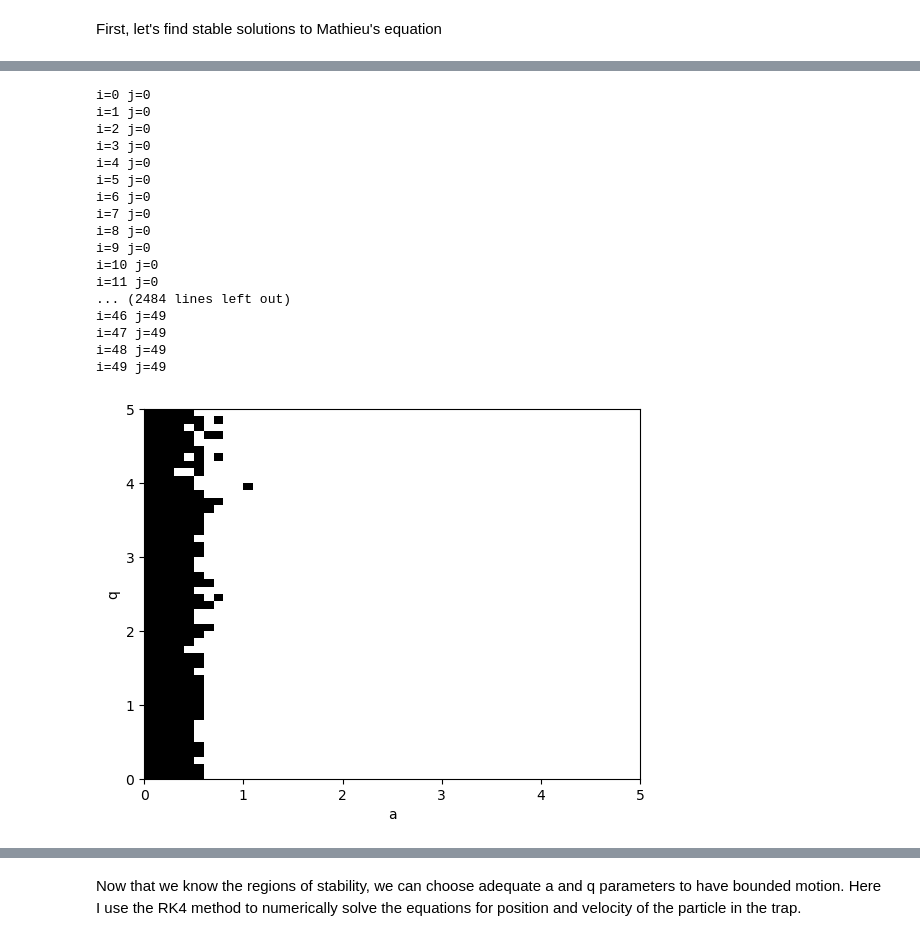
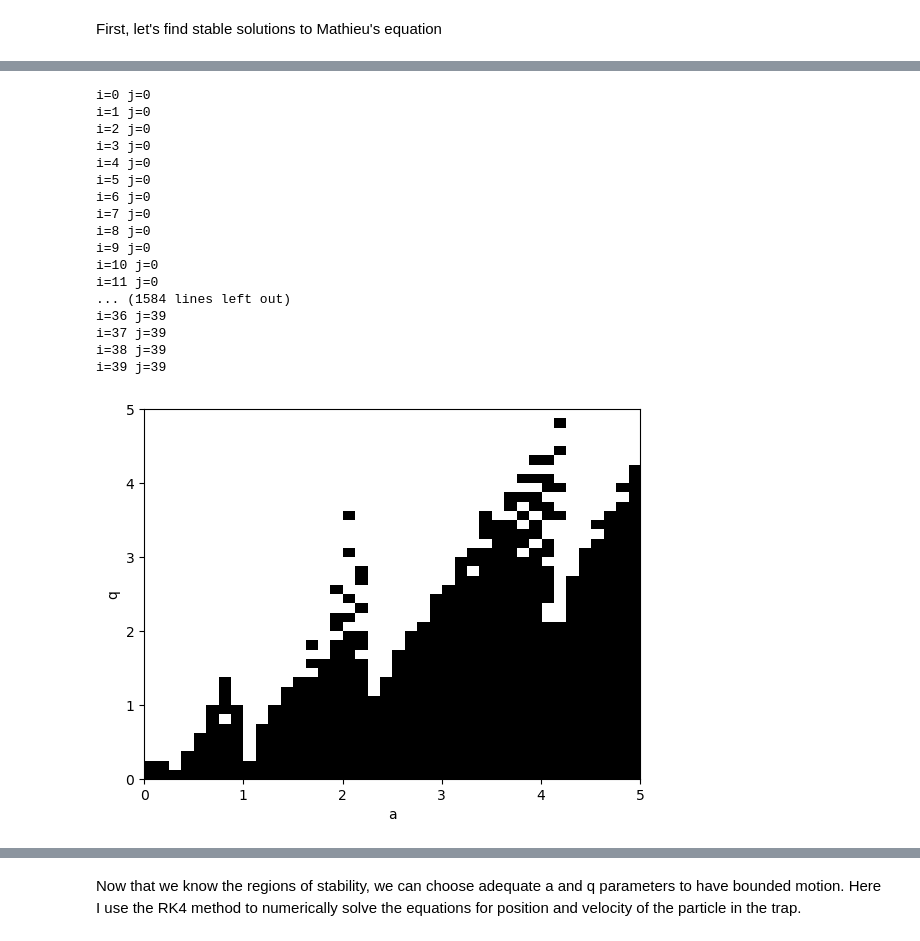
Before and after one commit to ryanamcgill/comp-phys-term-paper, a Jupyter notebook: Paper_Simulations_Figures.ipynb, the cells around one changed output, grey strips where cells are left out. Drawn from its saved outputs; the diff is of its cells as text; code cells hidden in the pictures.

Commit message:
Completed Mathieu stability diagrams and comparisons. Next: Clean figures

```diff
--- a/Paper_Simulations_Figures.ipynb
+++ b/Paper_Simulations_Figures.ipynb
@@ -51,63 +122,36 @@ ImportError: cannot import name 'mathieu_cm' from 'scipy.special' (C:\Users\rmcg
 # %%
-# Define the range of a and q values to plot
-a_min = 0
-a_max = 5
-q_min = 0
-q_max = 5
-num_points = 50
-a_values = np.linspace(a_min, a_max, num_points)
-q_values = np.linspace(q_min, q_max, num_points)
-
-def mathieu2(t,r,a,q):
-    y1, y2 = r
-    dy1dt = y2
-    dy2dt =  (a - 2 * q * np.cos(omega_rf * 2 * t)) * y1
-    return np.array([dy1dt,dy2dt])
+# Compute the stability for all values of a and q
+calc_stability = np.zeros((num_points,num_points), float)
 
 
-x = np.linspace(0,np.rad2deg(100*np.pi),num_points)
-
-# Define a function to check the stability of a given initial condition
-def is_stable(a, q, y1_0, y2_0,tau,N):
-    # r = mathieu_solver(a,q,y1_0,y2_0,tau,N)
-    sol = solve_ivp(lambda t, r: mathieu2(t,r,a,q),t_span=(0,tau), y0=np.array([y1_0,y2_0]))
-    return np.max(np.abs(sol.y)) < 1000
-
-# Compute the stability for all values of a and q
-y1_0 = 0.0 # Initial position
-y2_0 = 1.0 # Initial velocity
-
-stability = np.zeros((num_points,num_points), float)
-
-m = 0
 for j,q in enumerate(q_values):
     for i,a in enumerate(a_values):
         print("i={} j={}".format(i,j))
-        if is_stable(a,q,y1_0,y2_0,tau=T,N=100):
-            stability[j,i] = 1
+        if is_stable2(a,q,tau=100, err = .2):
+            calc_stability[j,i] = 1
 
 # Plot the stability diagram
 fig, ax = plt.subplots()
-im = ax.imshow(stability, extent=[a_min, a_max, q_min, q_max], origin='lower', cmap='gray_r', aspect='auto')
+im = ax.imshow(calc_stability, extent=[a_min, a_max, q_min, q_max], origin='lower', cmap='gray_r', aspect='auto')
 ax.set_xlabel('a')
 ax.set_ylabel('q')
 plt.show()
 # %% [output]
 i=0 j=0
 i=1 j=0
 i=2 j=0
 i=3 j=0
 i=4 j=0
 i=5 j=0
 i=6 j=0
 i=7 j=0
 i=8 j=0
 i=9 j=0
 i=10 j=0
 i=11 j=0
-... (2484 lines left out)
-i=46 j=49
-i=47 j=49
-i=48 j=49
-i=49 j=49
+... (1584 lines left out)
+i=36 j=39
+i=37 j=39
+i=38 j=39
+i=39 j=39
-[figure, old version]
+[figure, new version]
```
Also changed, not shown: parts of 3 cells of this notebook.
